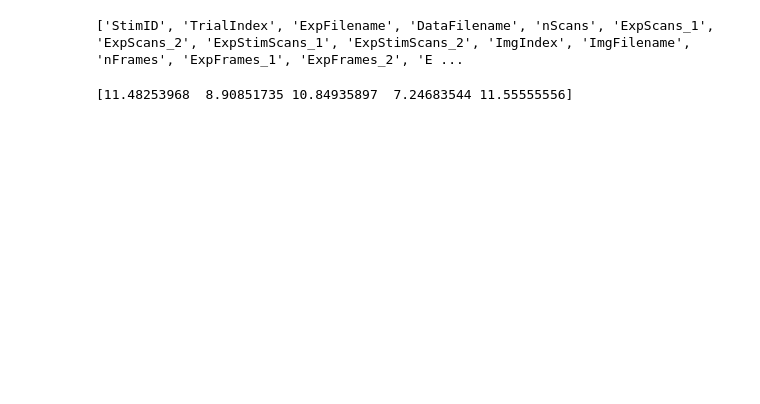
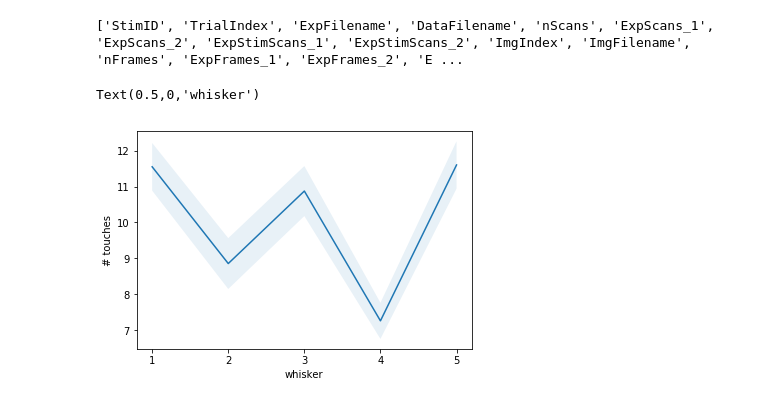
Before and after one commit to elyall/EvansCode, a Jupyter notebook: Analyses/WhiskerTracking/analyze_touches.ipynb, the cells around one changed output. Cells and saved outputs as stored; diff of their text form; code cells hidden in the pictures; blank space fills up the shorter version.

```diff
--- a/Analyses/WhiskerTracking/analyze_touches.ipynb
+++ b/Analyses/WhiskerTracking/analyze_touches.ipynb
@@ -4,10 +4,18 @@ import pickle
 import numpy as np
 import matplotlib.pyplot as plt
 from itertools import compress
+from scipy.io import loadmat
 
-data = pd.read_csv('/media/elyall/EvanMHD/from_Amir/toEvan/7737/7737_291_000_exp_AnalysisInfo_14.csv')
+csv = '/media/elyall/EvanMHD/from_Amir/toEvan/6994/6994_210_000_exp_AnalysisInfo_14.csv'
+csv = '/media/elyall/EvanMHD/from_Amir/toEvan/7736/7736_300_000_exp_AnalysisInfo_14.csv'
+csv = '/media/elyall/EvanMHD/from_Amir/toEvan/7737/7737_291_000_exp_AnalysisInfo_14.csv'
+data = pd.read_csv(csv)
 
+pkl = '/media/elyall/EvanMHD/from_Amir/toEvan/6994/6994_tracings.pkl'
+pkl = '/media/elyall/EvanMHD/from_Amir/toEvan/7736/7736_tracings.pkl'
+pkl = '/media/elyall/EvanMHD/from_Amir/toEvan/7737/7737_tracings.pkl'
+with open(pkl, 'rb') as f:
+    tracings = pickle.load(f)
 
-with open('/media/elyall/EvanMHD/from_Amir/toEvan/7737/7737_tracings.pkl', 'rb') as f:
-    tracings = pickle.load(f)
+mat = loadmat('/media/elyall/EvanMHD/from_Amir/toEvan/7737/7737_291_000_exp_whisker_names.mat')
 # %%
@@ -17,10 +24,26 @@ print(C)
 ['StimID', 'TrialIndex', 'ExpFilename', 'DataFilename', 'nScans', 'ExpScans_1', 'ExpScans_2', 'ExpStimScans_1', 'ExpStimScans_2', 'ImgIndex', 'ImgFilename', 'nFrames', 'ExpFrames_1', 'ExpFrames_2', 'E ...
 # %%
 # Compute mean number of touches per whisker
-num_touches = data[['num_touches_'+f for f in np.arange(1,6).astype('str')]]
-mean_touches = np.nanmean(num_touches,axis=0)
-print(mean_touches)
+def avg_touches(data, index):
+    num_touches = data[['num_touches_'+w for w in np.arange(1,6).astype('str')]]
+    num_touches = num_touches[data['evan_trials_inliers']==True]
+    mean = np.nanmean(num_touches, axis=0)
+    n = np.sum(~np.isnan(num_touches), axis=0).values
+    se = np.divide(1.96*np.nanstd(num_touches, axis=0), np.sqrt(n))
+    return mean, se, num_touches
+
+avg, se, num_touches = avg_touches(data, data['evan_trials_inliers'])
-# %% [output]
-[11.48253968  8.90851735 10.84935897  7.24683544 11.55555556]
+# %%
+# Plot output
+x = list(range(1,6))
+# plt.violinplot(num_touches)
+plt.plot(x, avg)
+plt.fill_between(x, avg-se, avg+se, alpha=.1)
+plt.xticks(x)
+plt.ylabel('# touches')
+plt.xlabel('whisker')
+# %% [output]
+Text(0.5,0,'whisker')
+[figure, added]
 # %%
 # Pull out angle
```
Also changed, not shown: parts of 4 cells of this notebook.
